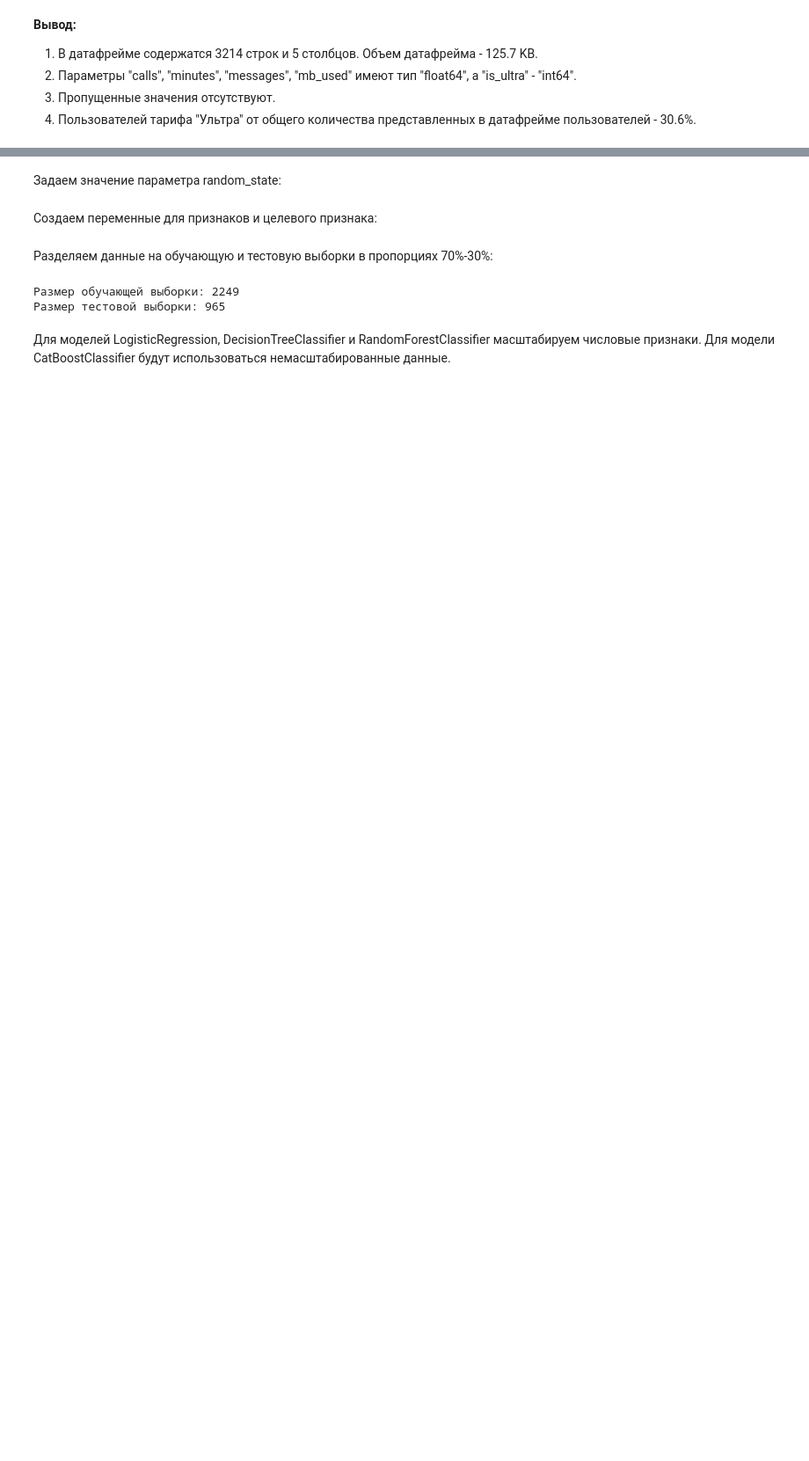
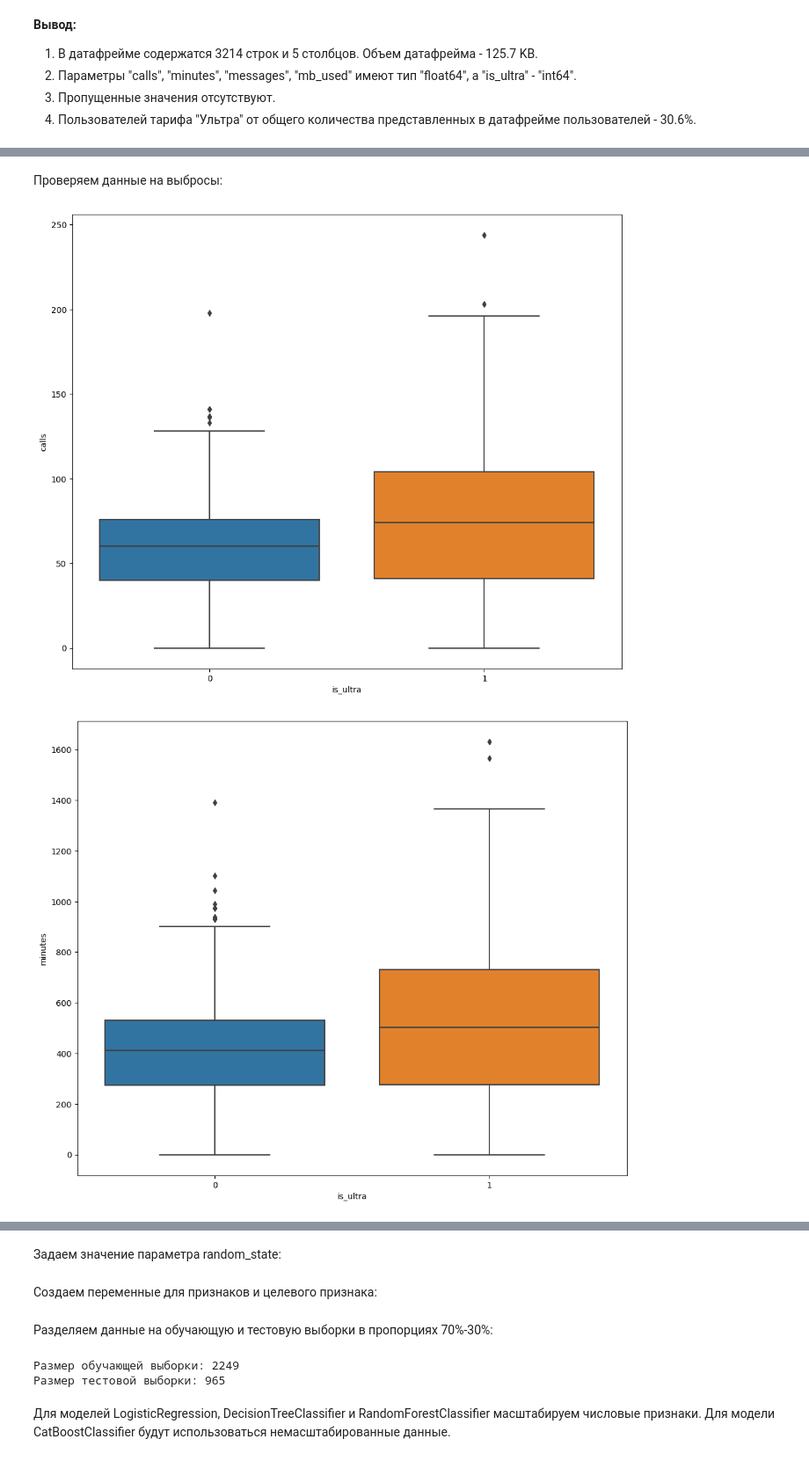
Before and after one commit to data-analyst-mr/DataScienceProjects, a Jupyter notebook: projects/educational project/mobile_tariff/mobil_tarif.ipynb, the cells around one changed output, grey strips where cells are left out. Shown: that part at 88% size. Cells and saved outputs as stored; diff of their text form; code cells hidden in the pictures; blank space fills up the shorter version.

```diff
--- a/projects/educational project/mobile_tariff/mobil_tarif.ipynb
+++ b/projects/educational project/mobile_tariff/mobil_tarif.ipynb
@@ -74,3 +73,5 @@ except:
+# %%
+df = pd.read_csv('users_behavior.csv')
 # %% [markdown]
 Выводим общую информацию по датафрейму:
 # %%
@@ -173,0 +180,15 @@ plt.show()
+# %% [markdown]
+Проверяем данные на выбросы:
+# %%
+def anomaly(df):
+    '''функция диаграммы размаха'''
+
+    for i in df.drop(['is_ultra'], axis=1).columns:
+        plt.figure(figsize=(12,10))
+        sns.boxplot(y=i, x='is_ultra', data=df)
+        plt.show()
+# %%
+anomaly(df)
+# %% [output]
+[figure, added]
+[figure, added]
```
Also changed, not shown: parts of 71 cells of this notebook.
